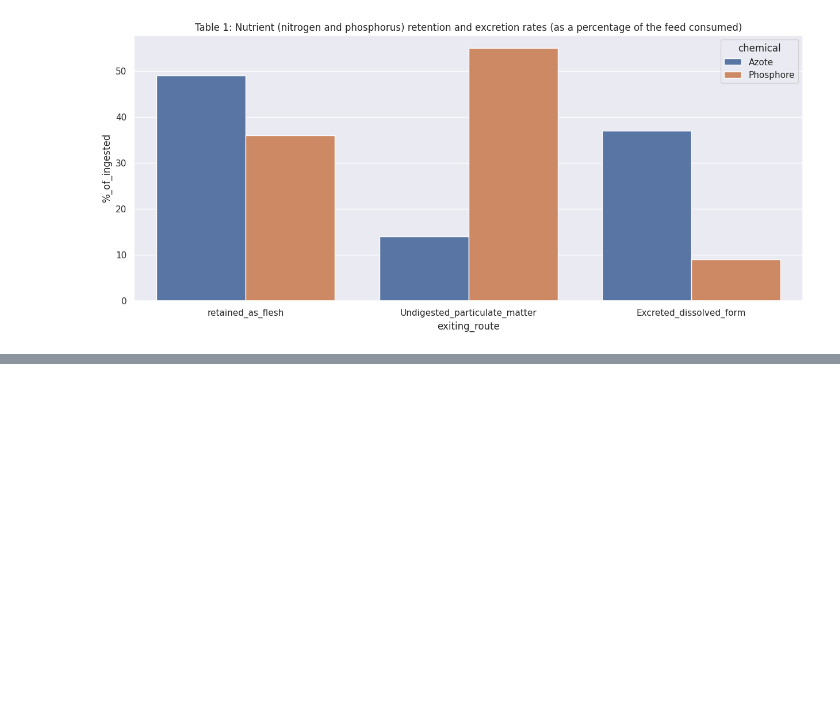
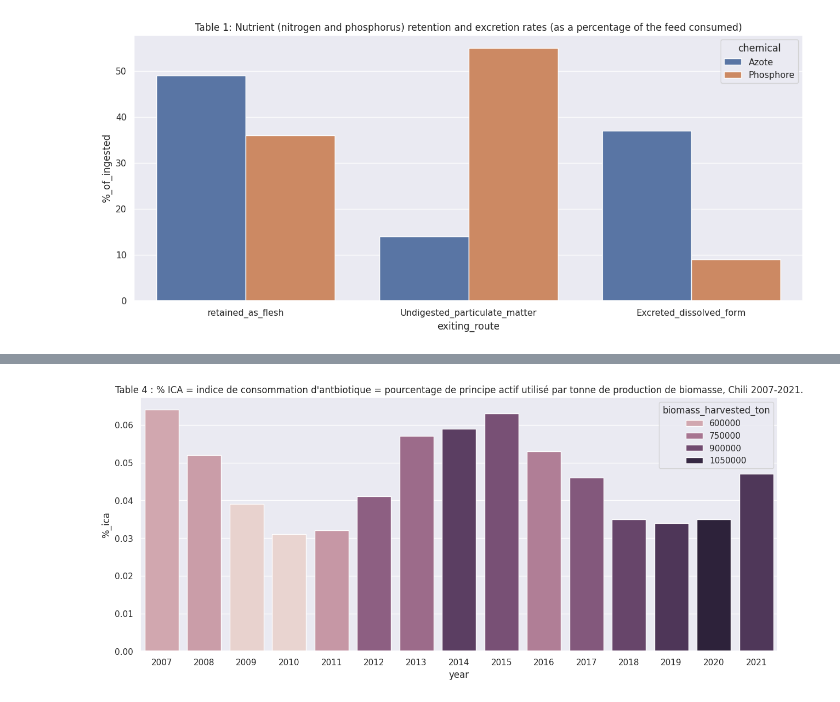
Before and after one commit to kumquat42/202402_MB_Data4Good_PinkBombs, a Jupyter notebook: 20240320_Resume_midJourney.ipynb, the cells around one changed output, grey strips where cells are left out. Saved outputs shown, nothing was run; the diff lists cells and outputs as text; code cells hidden in the pictures; blank space fills up the shorter version.

```diff
--- a/20240320_Resume_midJourney.ipynb
+++ b/20240320_Resume_midJourney.ipynb
@@ -36,0 +106,4 @@ table1 = sns.barplot(table1_data, x = 'exiting_route', y = '%_of_ingested', hue=
+# %%
+table4 = sns.barplot(table3_data, x = 'year', y = '%_ica', hue='biomass_harvested_ton', orient='v').set(title='Table 4 : % ICA = indice de consommation d\'antbiotique = pourcentage de principe actif utilisé par tonne de production de biomasse, Chili 2007-2021.')
+# %% [output]
+[figure, added]
```
Also changed, not shown: parts of 10 cells of this notebook, 9 other files.
